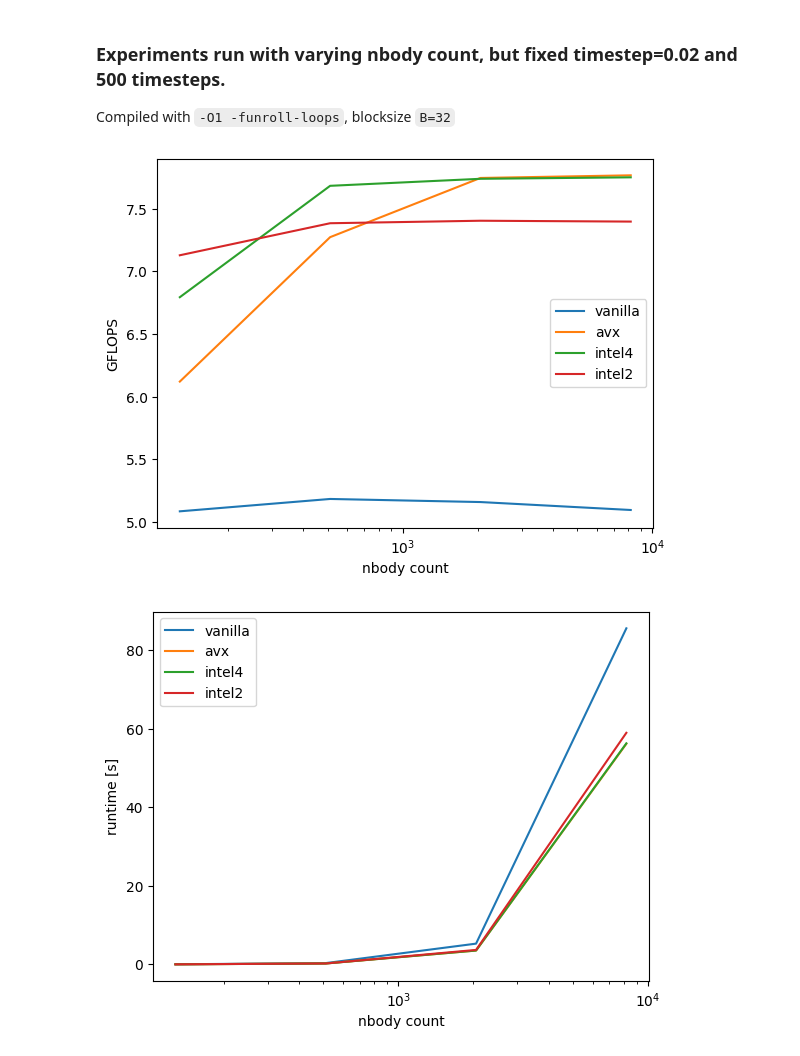
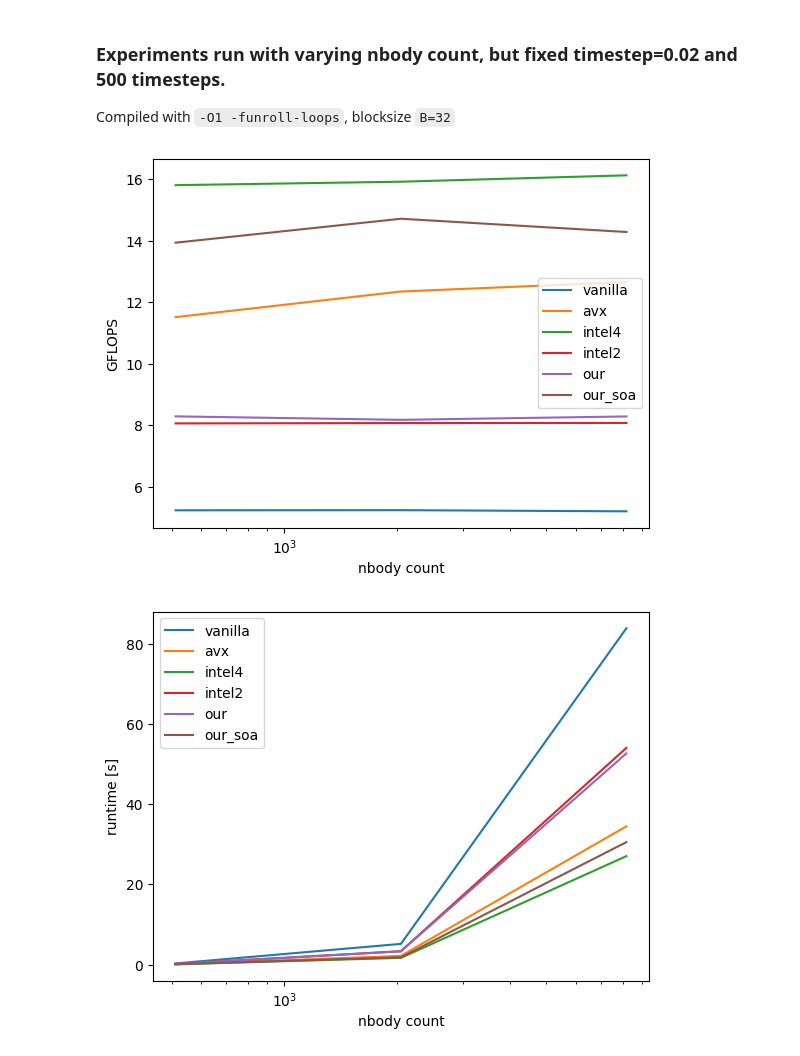
Before and after one commit to IHASC-HD-Group09/ws2023, a Jupyter notebook: ex03/plot.ipynb, the cells around one changed output. Cells and saved outputs as stored; diff of their text form; code cells hidden in the pictures.

Commit message:
Final version of code ex03

```diff
--- a/ex03/plot.ipynb
+++ b/ex03/plot.ipynb
@@ -147,24 +133,48 @@ intel_2_runtime = [0.014932, 0.230751, 3.68248 , 58.9756]
+# %%
+nbody_count = [512, 2048, 8192]
+
+vanilla_gflops = [5.23874, 5.24299, 5.20579]
+vanilla_runtime = [0.325208, 5.1997, 83.7919]
+
+avx_gflops = [11.5155, 12.3494, 12.6538]
+avx_runtime = [0.147947, 2.20756, 34.4721]
+
+intel_4_gflops = [15.8041, 15.9166, 16.124]
+intel_4_runtime = [0.1078, 1.7128, 27.053]
+
+intel_2_gflops = [8.06277, 8.07367, 8.07683]
+intel_2_runtime = [0.211302, 3.37665 , 54.0068]
+
+our_version_gflops = [8.29166, 8.17853, 8.28888]
+our_version_runtime = [0.205469, 3.33336, 52.6251]
+
+our_version_gflops_soa = [13.9349, 14.7133, 14.2824]
+our_version_runtime_soa = [0.12226, 1.85288, 30.5413]
 # %%
 plt.plot(nbody_count, vanilla_gflops, label="vanilla")
 plt.plot(nbody_count, avx_gflops, label="avx")
 plt.plot(nbody_count, intel_4_gflops, label="intel4")
 plt.plot(nbody_count, intel_2_gflops, label="intel2")
+plt.plot(nbody_count, our_version_gflops, label="our")
+plt.plot(nbody_count, our_version_gflops_soa, label="our_soa")
 plt.ylabel("GFLOPS")
 plt.xlabel("nbody count")
 plt.legend()
 plt.xscale("log")
 plt.show()
 # %% [output]
-[figure, old version]
+[figure, new version]
 # %%
 plt.plot(nbody_count, vanilla_runtime, label="vanilla")
 plt.plot(nbody_count, avx_runtime, label="avx")
 plt.plot(nbody_count, intel_4_runtime, label="intel4")
 plt.plot(nbody_count, intel_2_runtime, label="intel2")
+plt.plot(nbody_count, our_version_runtime, label="our")
+plt.plot(nbody_count, our_version_runtime_soa, label="our_soa")
 plt.ylabel("runtime [s]")
 plt.xlabel("nbody count")
 plt.legend()
 plt.xscale("log")
 plt.show()
 # %% [output]
-[figure, old version]
+[figure, new version]
```
Also changed, not shown: parts of 1 cell of this notebook, 3 other files.
